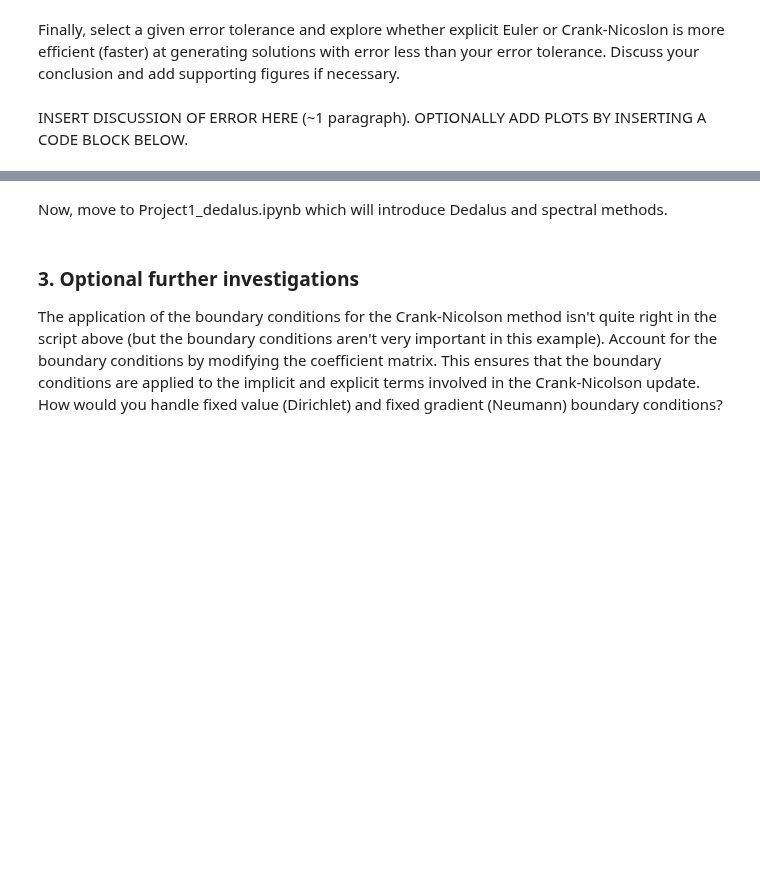
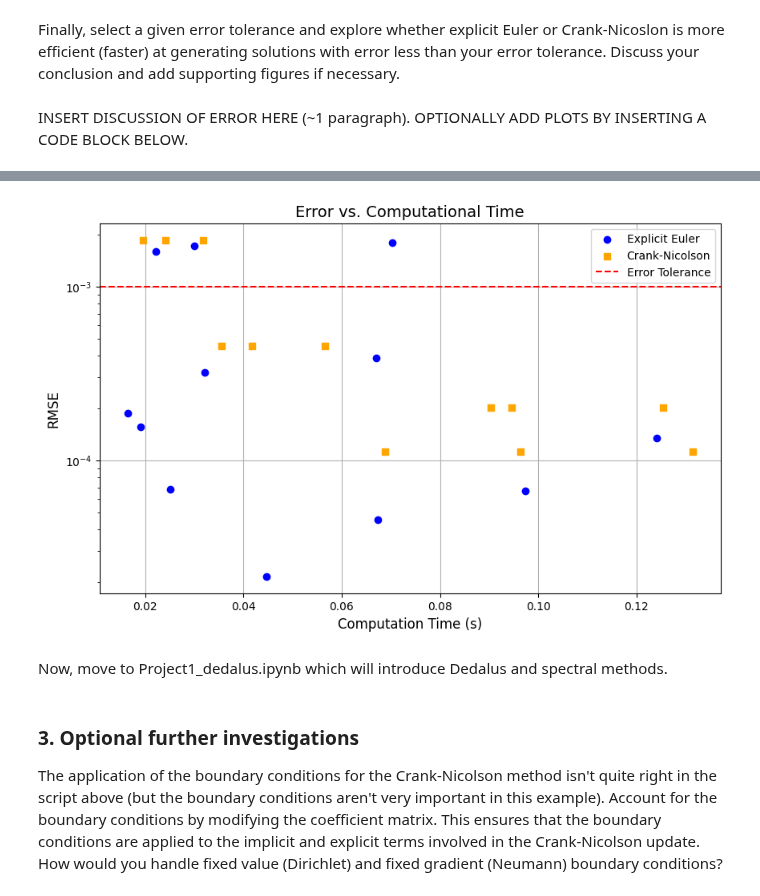
Before and after one commit to Zero-Rae/QCES123, a Jupyter notebook: Project1_numerical_methods.ipynb, the cells around one changed output, grey strips where cells are left out. Saved outputs shown, nothing was run; the diff lists cells and outputs as text; code cells hidden in the pictures; blank space fills up the shorter version.

```diff
--- a/Project1_numerical_methods.ipynb
+++ b/Project1_numerical_methods.ipynb
@@ -387,3 +381,47 @@ Crank-Nicolson method took 0.11 seconds
 Finally, select a given error tolerance and explore whether explicit Euler or Crank-Nicoslon is more efficient (faster) at generating solutions with error less than your error tolerance. Discuss your conclusion and add supporting figures if necessary.
 # %% [markdown]
 INSERT DISCUSSION OF ERROR HERE (~1 paragraph).  OPTIONALLY ADD PLOTS BY INSERTING A CODE BLOCK BELOW.
+# %%
+error_tolerance = 1e-3  # Error tolerance
+
+# Storage for results
+errors_EE = []
+errors_CN = []
+times_EE = []
+times_CN = []
+
+# Nx and Nt combinations to test
+Nx_values = [50, 100, 150, 200]  # Spatial resolutions
+Nt_values = [250, 500, 1000]  # Temporal resolutions
+
+for Nx in Nx_values:
+    for Nt in Nt_values:
+        x = np.linspace(-1, 1, Nx)
+        t = np.linspace(t_start, t_end, Nt)
+        c_exact = set_ics(x, kappa, t_end)
+
+        # Explicit Euler
+        start_time = time.time()
+        c_EE = EE(x, t, kappa)[:, -1]
+        times_EE.append(time.time() - start_time)
+        errors_EE.append(compute_rmse(c_EE, c_exact))
+
+        # Crank-Nicolson
+        start_time = time.time()
+        c_CN = CN(x, t, kappa)[:, -1]
+        times_CN.append(time.time() - start_time)
+        errors_CN.append(compute_rmse(c_CN, c_exact))
+
+# Plot error vs. computational time
+plt.figure(figsize=(10, 6))
+plt.scatter(times_EE, errors_EE, label='Explicit Euler', marker='o', color='blue')
+plt.scatter(times_CN, errors_CN, label='Crank-Nicolson', marker='s', color='orange')
+plt.axhline(y=error_tolerance, color='r', linestyle='--', label='Error Tolerance')
+plt.xlabel('Computation Time (s)', fontsize=12)
+plt.ylabel('RMSE', fontsize=12)
+plt.yscale('log')  # Log scale for RMSE
+plt.title('Error vs. Computational Time', fontsize=14)
+plt.legend()
+plt.grid()
+plt.show()
+# %% [output]
@@ -390,3 +445,4 @@ INSERT DISCUSSION OF ERROR HERE (~1 paragraph).  OPTIONALLY ADD PLOTS BY INSERTI
+[figure, added]
 # %% [markdown]
 Now, move to Project1_dedalus.ipynb which will introduce Dedalus and spectral methods.
 # %% [markdown]
```
Also changed, not shown: parts of 5 cells of this notebook.
